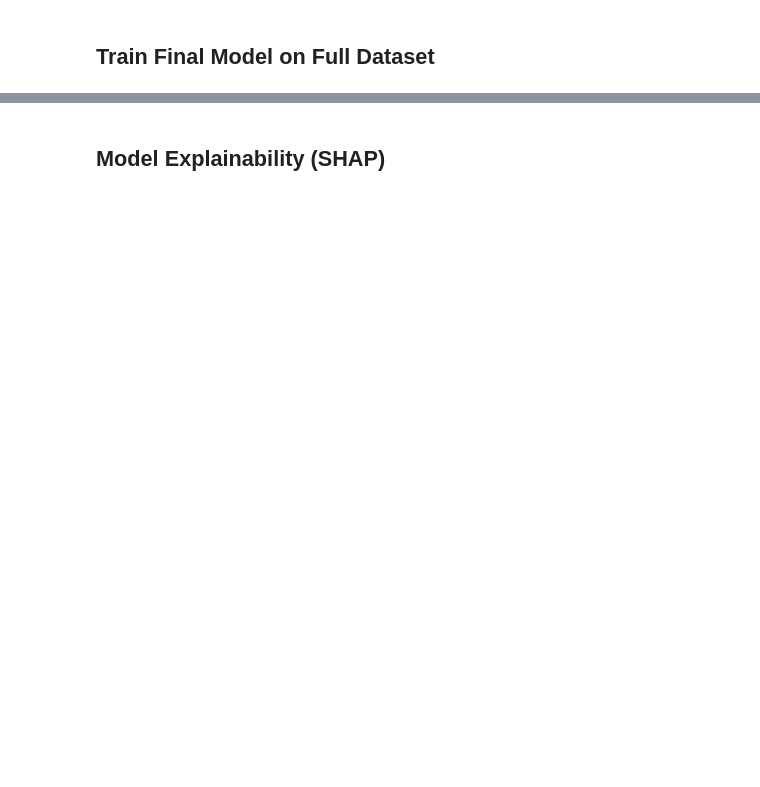
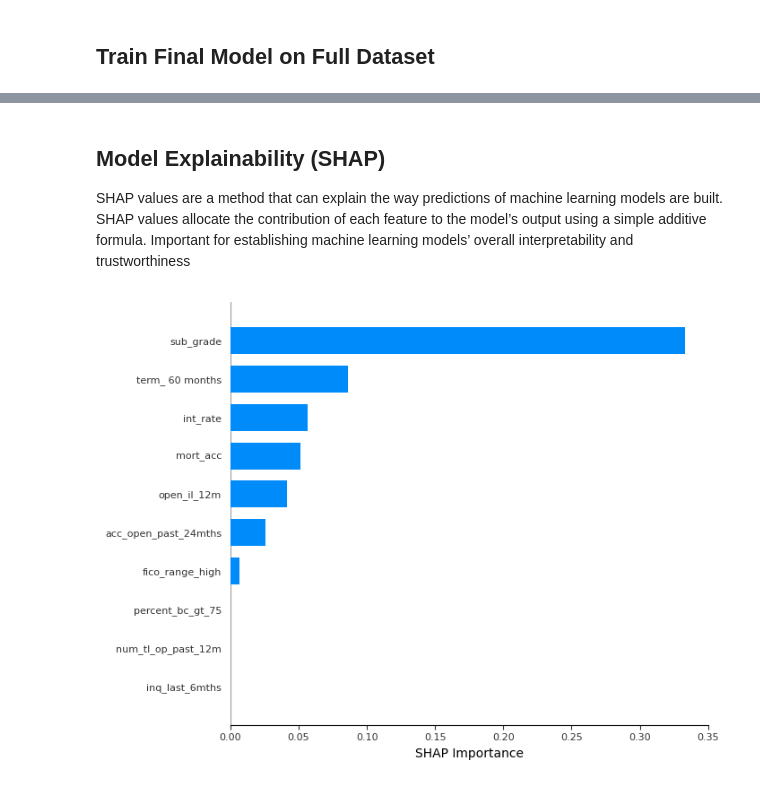
Before and after one commit to heardchef33/credit-risk-tool, a Jupyter notebook: notebooks/07_final_model_pipeline.ipynb, the cells around one changed output, grey strips where cells are left out. Cells and saved outputs as stored; diff of their text form; code cells hidden in the pictures; blank space fills up the shorter version.

Commit message:
feat: finalisation of notebooks

```diff
--- a/notebooks/07_final_model_pipeline.ipynb
+++ b/notebooks/07_final_model_pipeline.ipynb
@@ -38,0 +105,11 @@ scale = make_column_transformer(
+# %%
+best_params = {
+    'random_state': 42,
+    'scale_pos_weight': class_ratio,
+    'n_estimators': 82,
+    'booster': 'gbtree',
+    'learning_rate': 0.012956586498408085,
+    'max_depth': 4,
+    'min_child_weight': 3,
+    'objective': 'binary:logistic'
+}
@@ -39,2 +145,10 @@ scale = make_column_transformer(
 # %% [markdown]
 ## Train Final Model on Full Dataset
+# %%
+set_config(transform_output="pandas")
+
+y_train_numeric = y_train.map({'Charged Off':1, 'Fully Paid':0})
+
+X_train_subset = X_train[FEATURES]
+
+final_pipeline.fit(X_train_subset, y_train_numeric)
@@ -41,2 +229,6 @@ scale = make_column_transformer(
 # %% [markdown]
 ## Model Explainability (SHAP)
+
+SHAP values are a method that can explain the way predictions of machine learning models are built. SHAP values allocate the
+contribution of each feature to the model’s output using a simple additive formula.
+Important for establishing machine learning models’ overall interpretability and trustworthiness
@@ -109,0 +237,28 @@ model_uri = mlflow.get_artifact_uri(artifact_path)
+# %%
+booster = final_pipeline['xgboost_model'].get_booster()
+
+Xt = final_pipeline[0:3].transform(X_train_subset)
+
+feature_names = (
+    final_pipeline[0:3].get_feature_names_out()
+)
+
+Xd = DMatrix(Xt)
+
+shap_values = booster.predict(Xd, pred_contribs=True)
+preds = booster.predict(Xd)
+# %%
+shap.summary_plot(
+    shap_values[:,:-1],
+    Xt,
+    plot_type="bar",
+    feature_names=feature_names,
+    max_display=10,
+    show=False
+)
+plt.xticks(fontsize=8)
+plt.yticks(fontsize=8)
+plt.xlabel("SHAP Importance", fontsize=10)
+plt.show()
+# %% [output]
+[figure, added]
```
Also changed, not shown: parts of 23 cells of this notebook, 5 other files.
